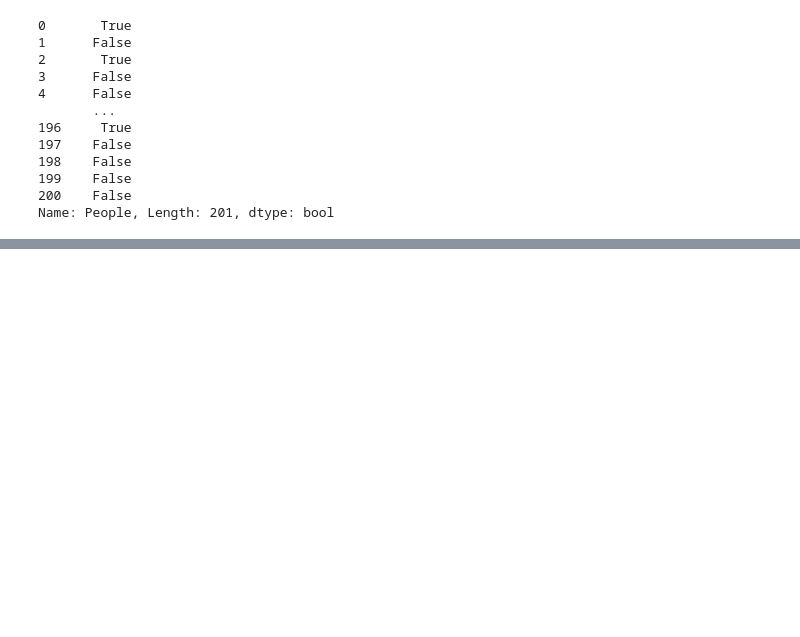
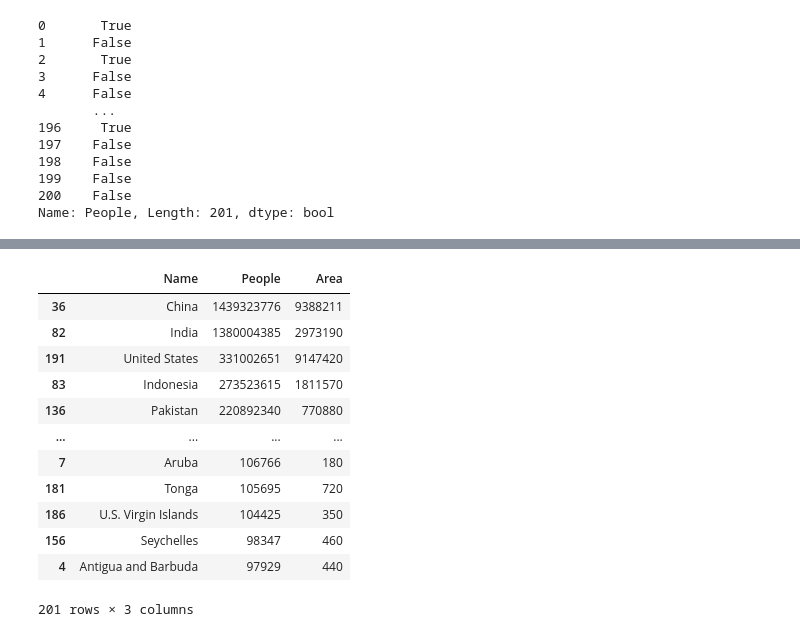
Before and after one commit to DenisPGH/Data-processing-exercises, a Jupyter notebook: Data/Countries.ipynb, the cells around one changed output, grey strips where cells are left out. Saved outputs shown, nothing was run; the diff lists cells and outputs as text; code cells hidden in the pictures; blank space fills up the shorter version.

```diff
--- a/Data/Countries.ipynb
+++ b/Data/Countries.ipynb
@@ -293,0 +313,16 @@ Name: People, Length: 201, dtype: bool
+# %%
+my.sort_values(by="People",ascending=False)
+# %% [output]
+|  | Name | People | Area |
+| 36 | China | 1439323776 | 9388211 |
+| 82 | India | 1380004385 | 2973190 |
+| 191 | United States | 331002651 | 9147420 |
+| 83 | Indonesia | 273523615 | 1811570 |
+| 136 | Pakistan | 220892340 | 770880 |
+| ... | ... | ... | ... |
+| 7 | Aruba | 106766 | 180 |
+| 181 | Tonga | 105695 | 720 |
+| 186 | U.S. Virgin Islands | 104425 | 350 |
+| 156 | Seychelles | 98347 | 460 |
+| 4 | Antigua and Barbuda | 97929 | 440 |
+201 rows × 3 columns
```
Also changed, not shown: parts of 19 cells of this notebook, 2 other files.
